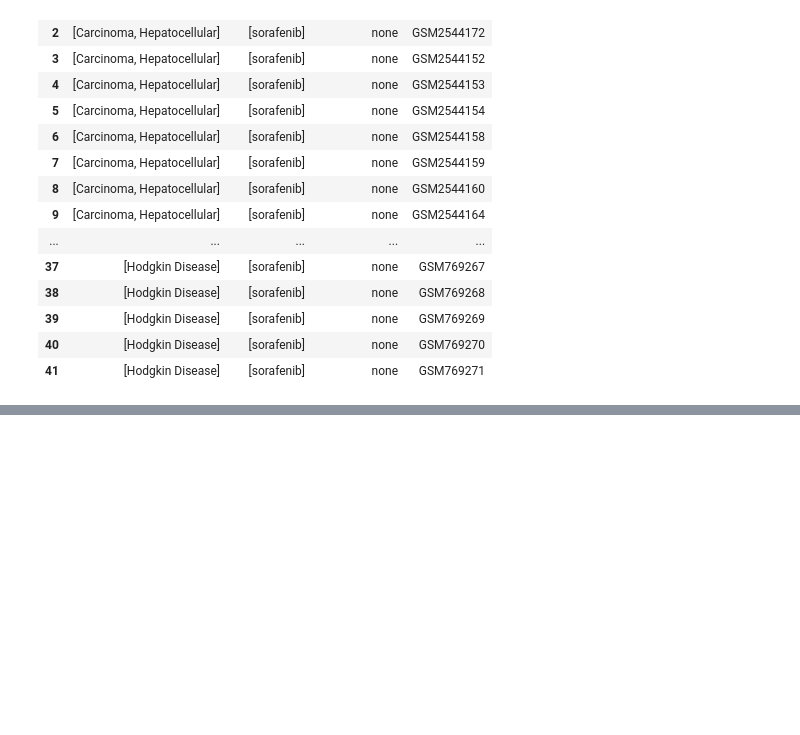
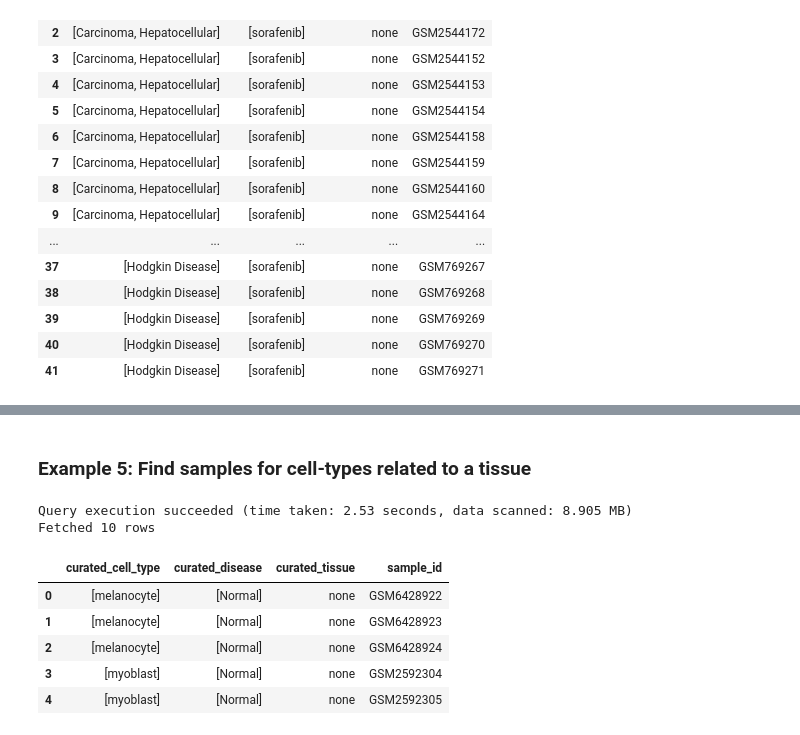
Before and after one commit to ElucidataInc/polly-python, a Jupyter notebook: Discover/ontology_driven_recommendation.ipynb, the cells around one changed output, grey strips where cells are left out. Drawn from its saved outputs; the diff is of its cells as text; code cells hidden in the pictures; blank space fills up the shorter version.

```diff
--- a/Discover/ontology_driven_recommendation.ipynb
+++ b/Discover/ontology_driven_recommendation.ipynb
@@ -328,0 +433,17 @@ Fetched 42 rows
+# %% [markdown]
+### Example 5: Find samples for cell-types related to a tissue
+# %%
+sql_query = """SELECT sample_id, curated_tissue, curated_disease, curated_cell_type FROM geo.samples
+    WHERE CONTAINS(curated_cell_type, recommend('curated_cell_type', 'immune system', 'related tissue')) LIMIT 10"""
+
+result = omixatlas.query_metadata(sql_query)
+result.head()
+# %% [output]
+Query execution succeeded (time taken: 2.53 seconds, data scanned: 8.905 MB)
+Fetched 10 rows
+|  | curated_cell_type | curated_disease | curated_tissue | sample_id |
+| 0 | [melanocyte] | [Normal] | none | GSM6428922 |
+| 1 | [melanocyte] | [Normal] | none | GSM6428923 |
+| 2 | [melanocyte] | [Normal] | none | GSM6428924 |
+| 3 | [myoblast] | [Normal] | none | GSM2592304 |
+| 4 | [myoblast] | [Normal] | none | GSM2592305 |
```
Also changed, not shown: parts of 17 cells of this notebook.
